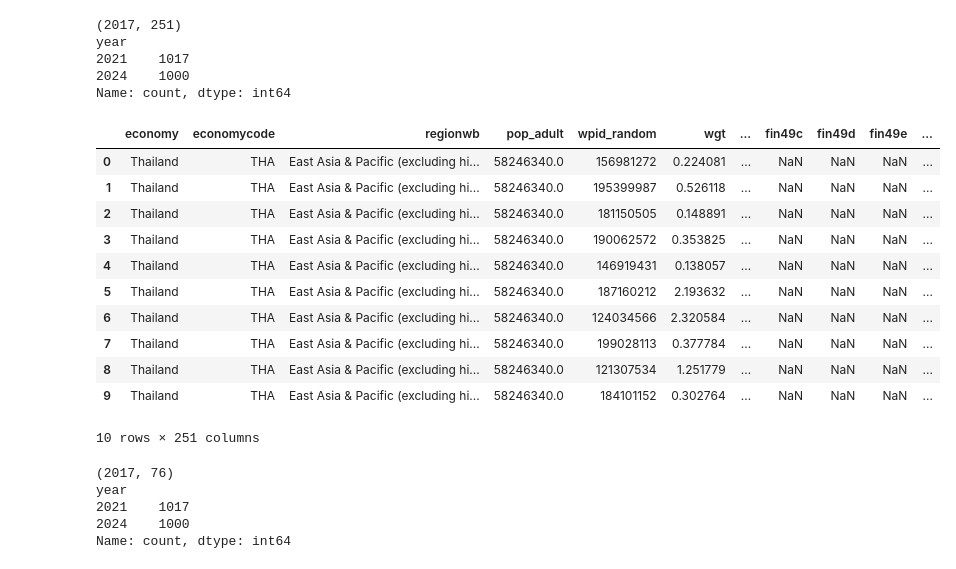
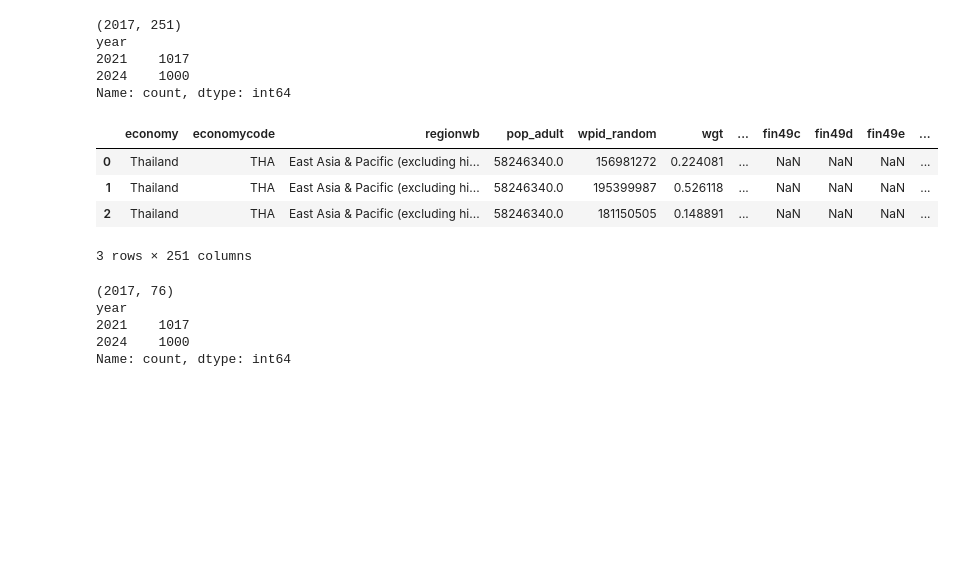
Before and after one commit to ArslanAmanov/Finance, a Jupyter notebook: QuantAnalyses/QME_term_project/EDA.ipynb, the cells around one changed output. Saved outputs shown, nothing was run; the diff lists cells and outputs as text; code cells hidden in the pictures; blank space fills up the shorter version.

```diff
--- a/QuantAnalyses/QME_term_project/EDA.ipynb
+++ b/QuantAnalyses/QME_term_project/EDA.ipynb
@@ -110,20 +110,13 @@ year
 2024    1000
 Name: count, dtype: int64
 # %%
-df_thai.head(10)
+df_thai.head(3)
 # %% [output]
 |  | economy | economycode | regionwb | pop_adult | wpid_random | wgt | ... | fin49c | fin49d | fin49e | ... |
 | 0 | Thailand | THA | East Asia & Pacific (excluding hi... | 58246340.0 | 156981272 | 0.224081 | ... | NaN | NaN | NaN | ... |
 | 1 | Thailand | THA | East Asia & Pacific (excluding hi... | 58246340.0 | 195399987 | 0.526118 | ... | NaN | NaN | NaN | ... |
 | 2 | Thailand | THA | East Asia & Pacific (excluding hi... | 58246340.0 | 181150505 | 0.148891 | ... | NaN | NaN | NaN | ... |
-| 3 | Thailand | THA | East Asia & Pacific (excluding hi... | 58246340.0 | 190062572 | 0.353825 | ... | NaN | NaN | NaN | ... |
-| 4 | Thailand | THA | East Asia & Pacific (excluding hi... | 58246340.0 | 146919431 | 0.138057 | ... | NaN | NaN | NaN | ... |
-| 5 | Thailand | THA | East Asia & Pacific (excluding hi... | 58246340.0 | 187160212 | 2.193632 | ... | NaN | NaN | NaN | ... |
-| 6 | Thailand | THA | East Asia & Pacific (excluding hi... | 58246340.0 | 124034566 | 2.320584 | ... | NaN | NaN | NaN | ... |
-| 7 | Thailand | THA | East Asia & Pacific (excluding hi... | 58246340.0 | 199028113 | 0.377784 | ... | NaN | NaN | NaN | ... |
-| 8 | Thailand | THA | East Asia & Pacific (excluding hi... | 58246340.0 | 121307534 | 1.251779 | ... | NaN | NaN | NaN | ... |
-| 9 | Thailand | THA | East Asia & Pacific (excluding hi... | 58246340.0 | 184101152 | 0.302764 | ... | NaN | NaN | NaN | ... |
-10 rows × 251 columns
+3 rows × 251 columns
 # %%
 df_common = df_thai[common_columns].copy()
 print(df_common.shape)
```
Also changed, not shown: parts of 51 cells of this notebook, 1 other file.
